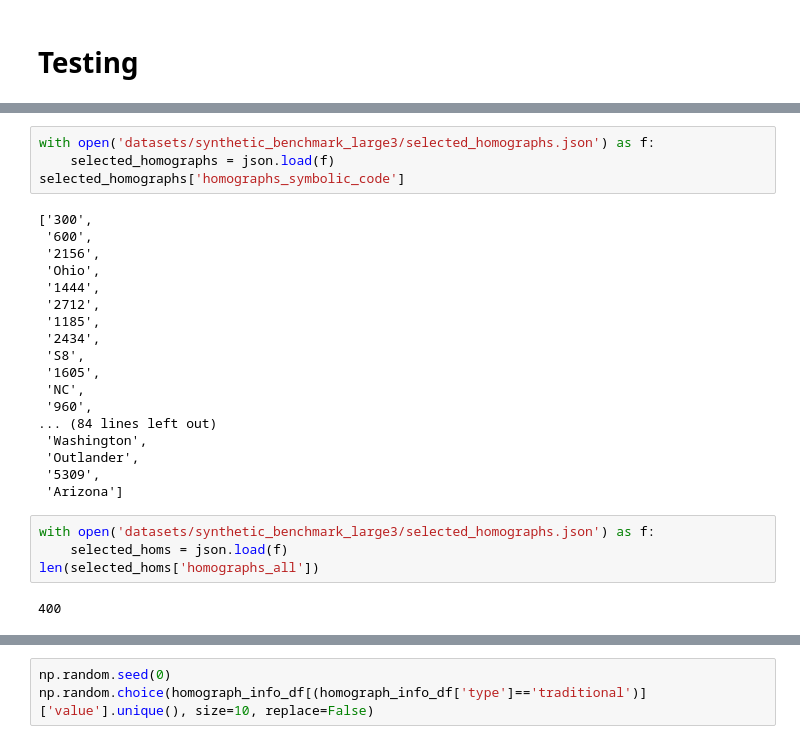
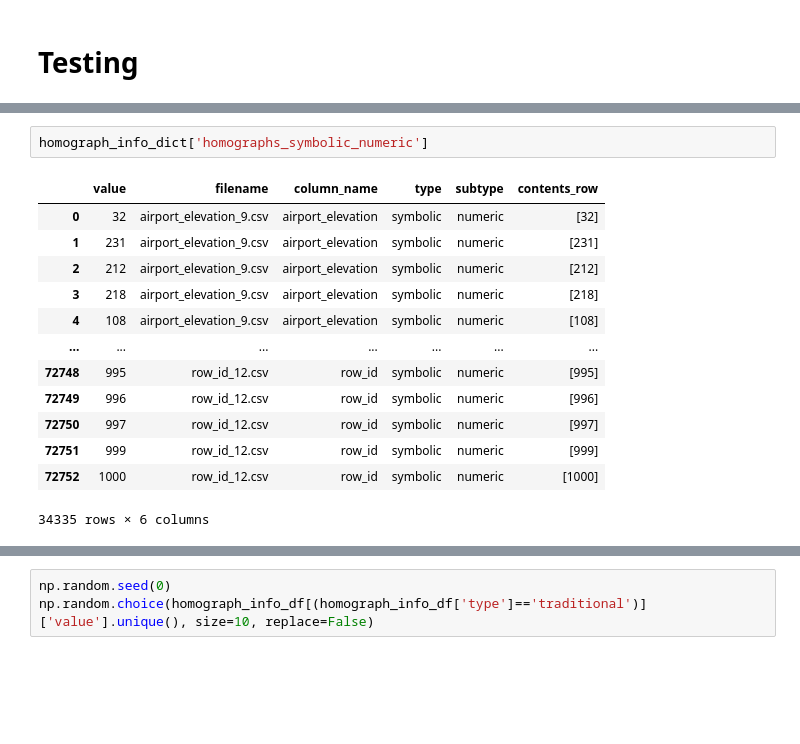
Before and after one commit to northeastern-datalab/domain_net, a Jupyter notebook: homograph_types_generation/dataset_setup.ipynb, the cells around one changed output, grey strips where cells are left out. Cells and saved outputs as stored; diff of their text form; blank space fills up the shorter version.

```diff
--- a/homograph_types_generation/dataset_setup.ipynb
+++ b/homograph_types_generation/dataset_setup.ipynb
@@ -318,29 +312,17 @@ homograph_info_dict['homographs_all'][homograph_info_dict['homographs_all']['val
-# %%
-with open('datasets/synthetic_benchmark_large3/selected_homographs.json') as f:
-    selected_homographs = json.load(f)
-selected_homographs['homographs_symbolic_code']
-# %% [output]
-['300',
- '600',
- '2156',
- 'Ohio',
- '1444',
- '2712',
- '1185',
- '2434',
- 'S8',
- '1605',
- 'NC',
- '960',
-... (84 lines left out)
- 'Washington',
- 'Outlander',
- '5309',
- 'Arizona']
-# %%
-with open('datasets/synthetic_benchmark_large3/selected_homographs.json') as f:
-    selected_homs = json.load(f)
-len(selected_homs['homographs_all'])
-# %% [output]
-400
+# %%
+homograph_info_dict['homographs_symbolic_numeric']
+# %% [output]
+|  | value | filename | column_name | type | subtype | contents_row |
+| 0 | 32 | airport_elevation_9.csv | airport_elevation | symbolic | numeric | [32] |
+| 1 | 231 | airport_elevation_9.csv | airport_elevation | symbolic | numeric | [231] |
+| 2 | 212 | airport_elevation_9.csv | airport_elevation | symbolic | numeric | [212] |
+| 3 | 218 | airport_elevation_9.csv | airport_elevation | symbolic | numeric | [218] |
+| 4 | 108 | airport_elevation_9.csv | airport_elevation | symbolic | numeric | [108] |
+| ... | ... | ... | ... | ... | ... | ... |
+| 72748 | 995 | row_id_12.csv | row_id | symbolic | numeric | [995] |
+| 72749 | 996 | row_id_12.csv | row_id | symbolic | numeric | [996] |
+| 72750 | 997 | row_id_12.csv | row_id | symbolic | numeric | [997] |
+| 72751 | 999 | row_id_12.csv | row_id | symbolic | numeric | [999] |
+| 72752 | 1000 | row_id_12.csv | row_id | symbolic | numeric | [1000] |
+34335 rows × 6 columns
 # %%
```
Also changed, not shown: parts of 5 cells of this notebook, 4 other files.
